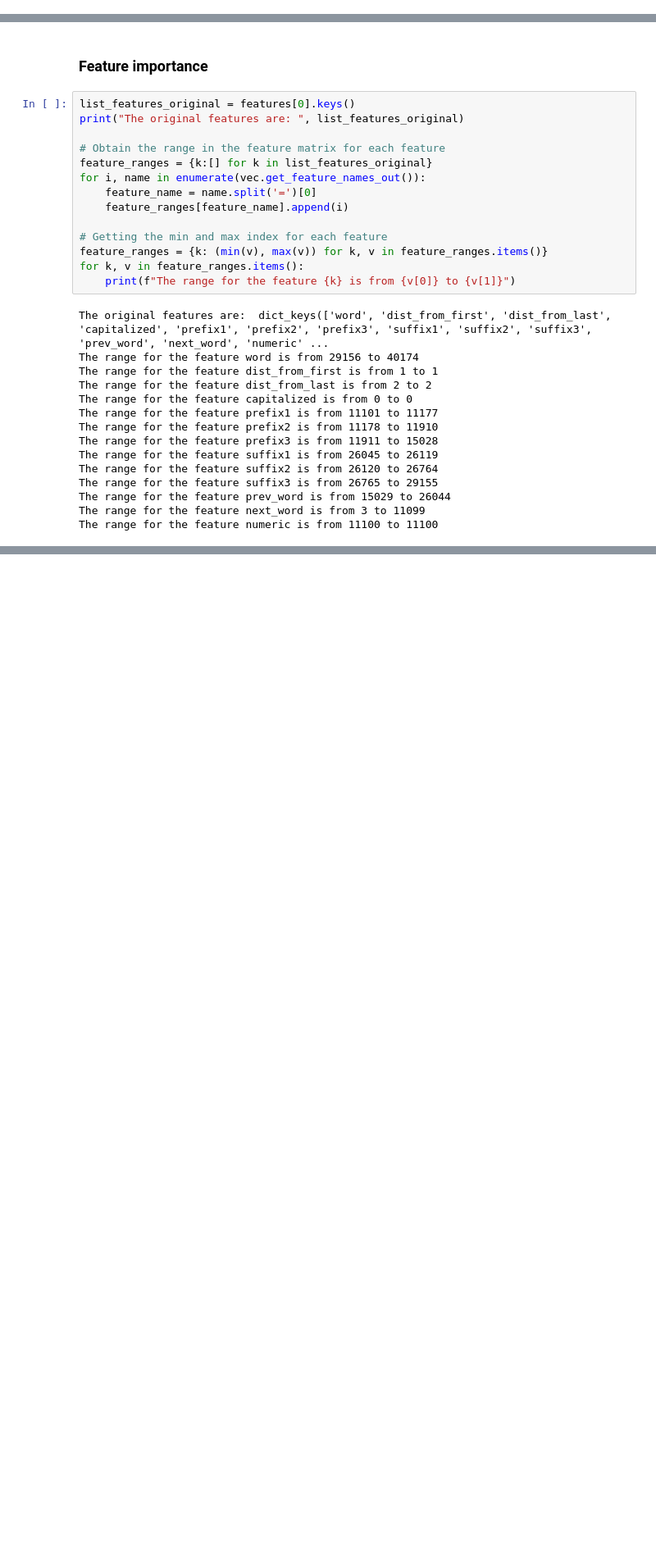
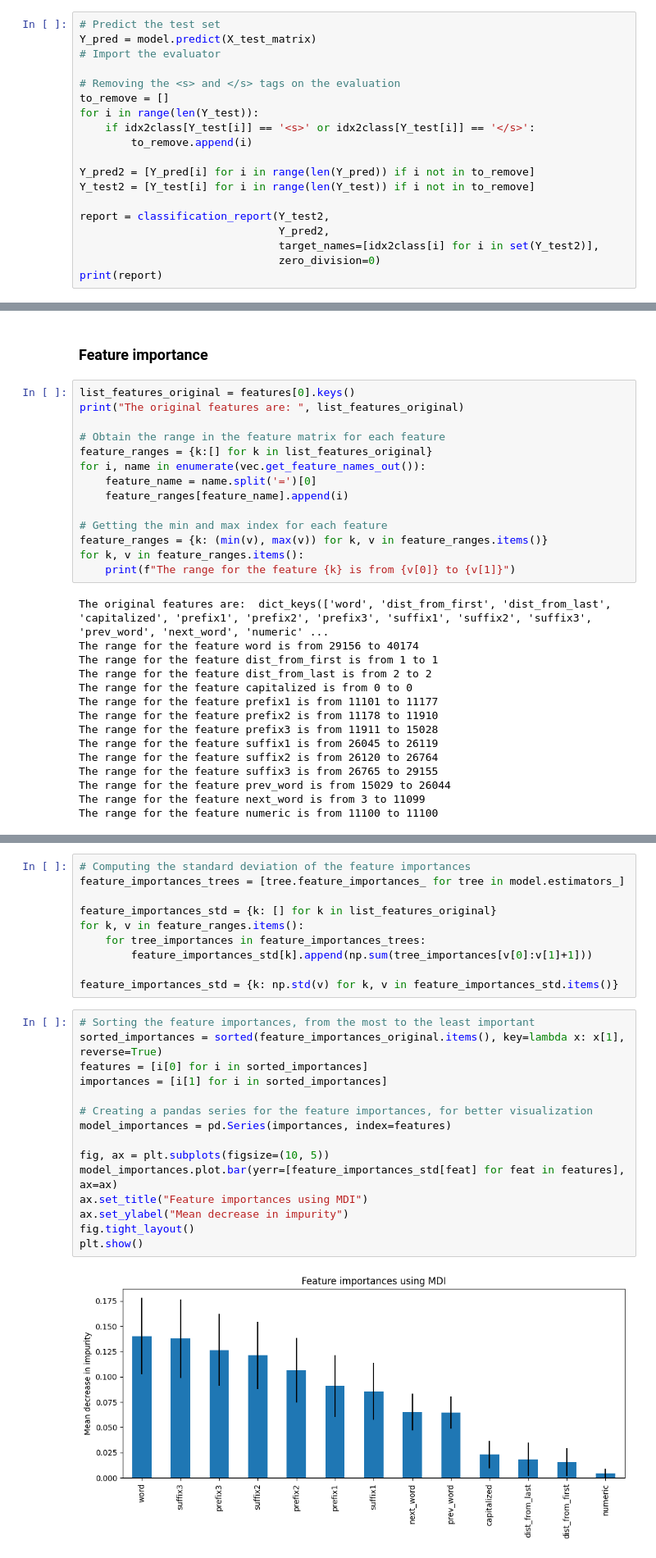
Before and after one commit to NilBiescas/NLP, a Jupyter notebook: exxercises_day3/exercise3.ipynb, the cells around one changed output, grey strips where cells are left out. Shown: that part at 82% size. Cells and saved outputs as stored; diff of their text form; blank space fills up the shorter version.

```diff
--- a/exxercises_day3/exercise3.ipynb
+++ b/exxercises_day3/exercise3.ipynb
@@ -186,0 +158,19 @@ weighted avg       0.95      0.95      0.95     21701
+# %%
+# Predict the test set
+Y_pred = model.predict(X_test_matrix)
+# Import the evaluator
+
+# Removing the <s> and </s> tags on the evaluation
+to_remove = []
+for i in range(len(Y_test)):
+    if idx2class[Y_test[i]] == '<s>' or idx2class[Y_test[i]] == '</s>':
+        to_remove.append(i)
+
+Y_pred2 = [Y_pred[i] for i in range(len(Y_pred)) if i not in to_remove]
+Y_test2 = [Y_test[i] for i in range(len(Y_test)) if i not in to_remove]
+
+report = classification_report(Y_test2,
+                               Y_pred2,
+                               target_names=[idx2class[i] for i in set(Y_test2)],
+                               zero_division=0)
+print(report)
@@ -301,0 +295,27 @@ plt.show()
+# %%
+# Computing the standard deviation of the feature importances
+feature_importances_trees = [tree.feature_importances_ for tree in model.estimators_]
+
+feature_importances_std = {k: [] for k in list_features_original}
+for k, v in feature_ranges.items():
+    for tree_importances in feature_importances_trees:
+        feature_importances_std[k].append(np.sum(tree_importances[v[0]:v[1]+1]))
+
+feature_importances_std = {k: np.std(v) for k, v in feature_importances_std.items()}
+# %%
+# Sorting the feature importances, from the most to the least important
+sorted_importances = sorted(feature_importances_original.items(), key=lambda x: x[1], reverse=True)
+features = [i[0] for i in sorted_importances]
+importances = [i[1] for i in sorted_importances]
+
+# Creating a pandas series for the feature importances, for better visualization
+model_importances = pd.Series(importances, index=features)
+
+fig, ax = plt.subplots(figsize=(10, 5))
+model_importances.plot.bar(yerr=[feature_importances_std[feat] for feat in features], ax=ax)
+ax.set_title("Feature importances using MDI")
+ax.set_ylabel("Mean decrease in impurity")
+fig.tight_layout()
+plt.show()
+# %% [output]
+[figure, added]
```
Also changed, not shown: parts of 15 cells of this notebook.
